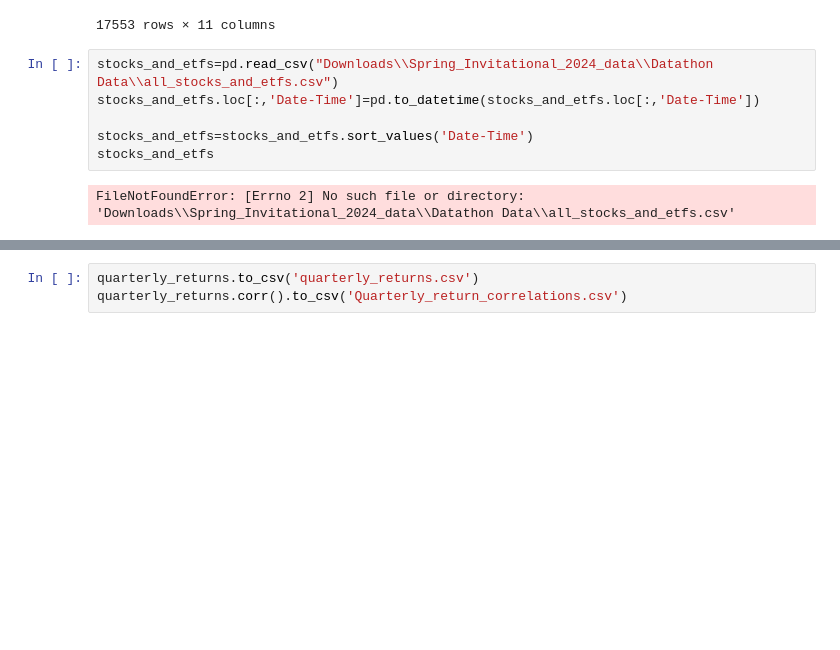
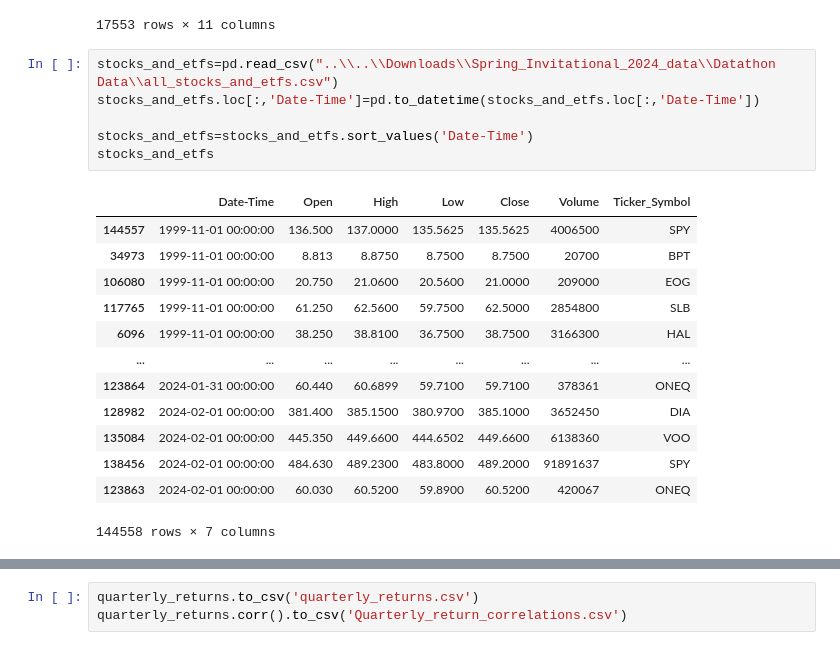
Before and after one commit to maclarenscott/Citadel_Datathon_Spring_Team13, a Jupyter notebook: datathon_stock_price_analysis.ipynb, the cells around one changed output, grey strips where cells are left out. Cells and saved outputs as stored; diff of their text form; blank space fills up the shorter version.

```diff
--- a/datathon_stock_price_analysis.ipynb
+++ b/datathon_stock_price_analysis.ipynb
@@ -73,13 +73,25 @@ stock_energy_data
 | 17552 | CLPSPUS | 202311 | 11/1/2023 | 154603.403 | 8 | Coal Stocks, Total | Thousand Short Tons | Total | Total | ... |
 17553 rows × 11 columns
 # %%
-stocks_and_etfs=pd.read_csv("Downloads\\Spring_Invitational_2024_data\\Datathon Data\\all_stocks_and_etfs.csv")
+stocks_and_etfs=pd.read_csv("..\\..\\Downloads\\Spring_Invitational_2024_data\\Datathon Data\\all_stocks_and_etfs.csv")
 stocks_and_etfs.loc[:,'Date-Time']=pd.to_datetime(stocks_and_etfs.loc[:,'Date-Time'])
 
 stocks_and_etfs=stocks_and_etfs.sort_values('Date-Time')
 stocks_and_etfs
 # %% [output]
+|  | Date-Time | Open | High | Low | Close | Volume | Ticker_Symbol |
+| 144557 | 1999-11-01 00:00:00 | 136.500 | 137.0000 | 135.5625 | 135.5625 | 4006500 | SPY |
+| 34973 | 1999-11-01 00:00:00 | 8.813 | 8.8750 | 8.7500 | 8.7500 | 20700 | BPT |
+| 106080 | 1999-11-01 00:00:00 | 20.750 | 21.0600 | 20.5600 | 21.0000 | 209000 | EOG |
+| 117765 | 1999-11-01 00:00:00 | 61.250 | 62.5600 | 59.7500 | 62.5000 | 2854800 | SLB |
+| 6096 | 1999-11-01 00:00:00 | 38.250 | 38.8100 | 36.7500 | 38.7500 | 3166300 | HAL |
+| ... | ... | ... | ... | ... | ... | ... | ... |
+| 123864 | 2024-01-31 00:00:00 | 60.440 | 60.6899 | 59.7100 | 59.7100 | 378361 | ONEQ |
+| 128982 | 2024-02-01 00:00:00 | 381.400 | 385.1500 | 380.9700 | 385.1000 | 3652450 | DIA |
+| 135084 | 2024-02-01 00:00:00 | 445.350 | 449.6600 | 444.6502 | 449.6600 | 6138360 | VOO |
+| 138456 | 2024-02-01 00:00:00 | 484.630 | 489.2300 | 483.8000 | 489.2000 | 91891637 | SPY |
+| 123863 | 2024-02-01 00:00:00 | 60.030 | 60.5200 | 59.8900 | 60.5200 | 420067 | ONEQ |
-FileNotFoundError: [Errno 2] No such file or directory: 'Downloads\\Spring_Invitational_2024_data\\Datathon Data\\all_stocks_and_etfs.csv'
+144558 rows × 7 columns
 # %%
 stocks={ticker: stocks_and_etfs[stocks_and_etfs['Ticker_Symbol']==ticker] for ticker in (set(stocks_and_etfs['Ticker_Symbol']))}
 stocks['HAL'].plot(x='Date-Time',y='Close')
```
Also changed, not shown: parts of 17 cells of this notebook.
